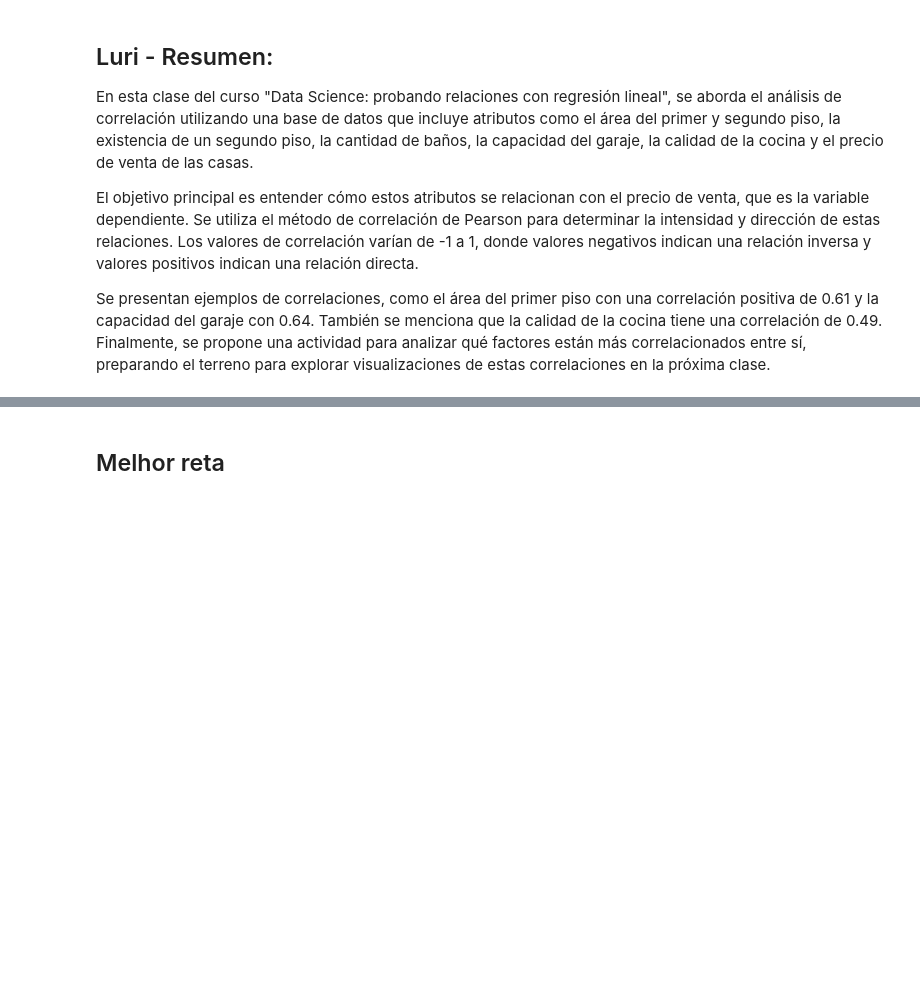
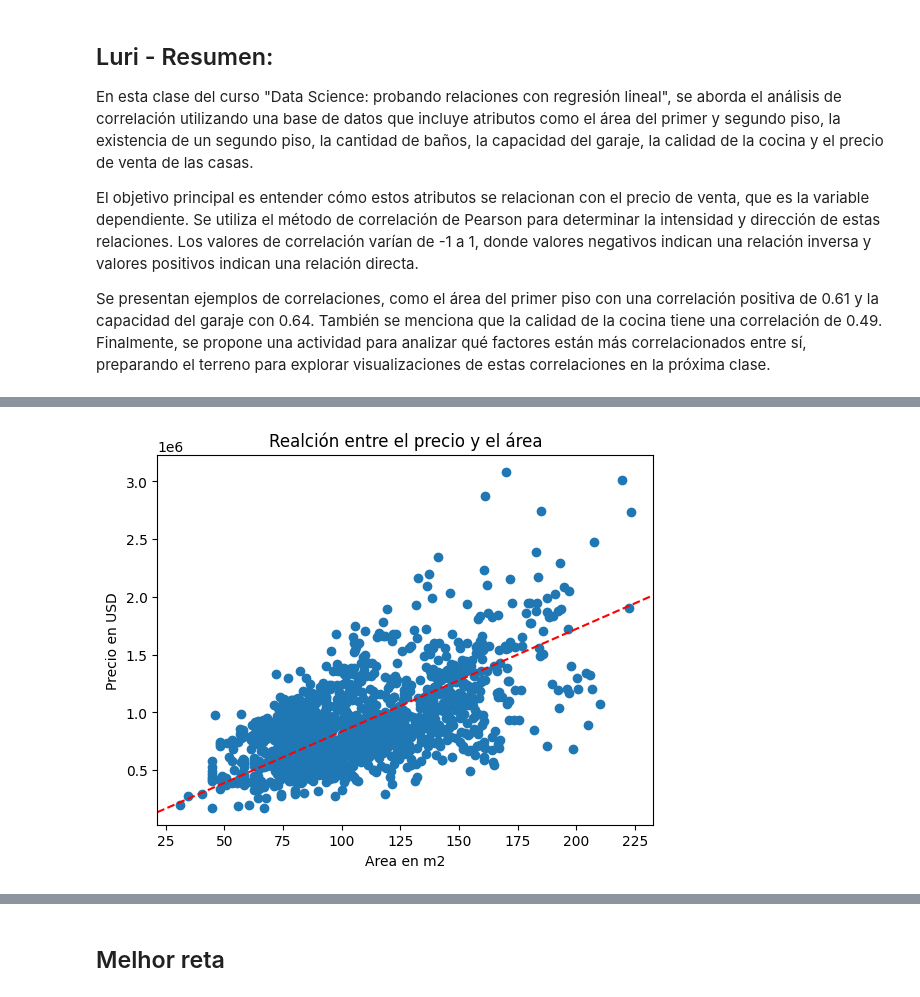
Before and after one commit to polargentino/ipynb-alura, a Jupyter notebook: notebooks/15-[Aula_1]_Preços_de_Imóveis_Utilizando_Regressão_Linear.ipynb, the cells around one changed output, grey strips where cells are left out. Drawn from its saved outputs; the diff is of its cells as text; code cells hidden in the pictures; blank space fills up the shorter version.

```diff
--- a/notebooks/15-[Aula_1]_Preços_de_Imóveis_Utilizando_Regressão_Linear.ipynb
+++ b/notebooks/15-[Aula_1]_Preços_de_Imóveis_Utilizando_Regressão_Linear.ipynb
@@ -177,0 +262,11 @@ Se presentan ejemplos de correlaciones, como el área del primer piso con una co
+# %%
+# Aparentemente, cuanto mayor sea el área del primer piso, mayor será el precio de la casa.
+# ¿Qué pasaría si quisiéramos dibujar una línea que representara mejor este comportamiento?
+plt.scatter(datos['area_primeiro_andar'], datos['preco_de_venda'])
+plt.axline(xy1=(40,300000),xy2=(175,1500000), color='red', linestyle='--', label='Línea de tendencia')
+plt.title('Realción entre el precio y el área')
+plt.xlabel('Area en m2')
+plt.ylabel('Precio en USD')
+plt.show() # Gráfico de dispersión
+# %% [output]
+[figure, added]
```
Also changed, not shown: parts of 14 cells of this notebook, 1 other file.
